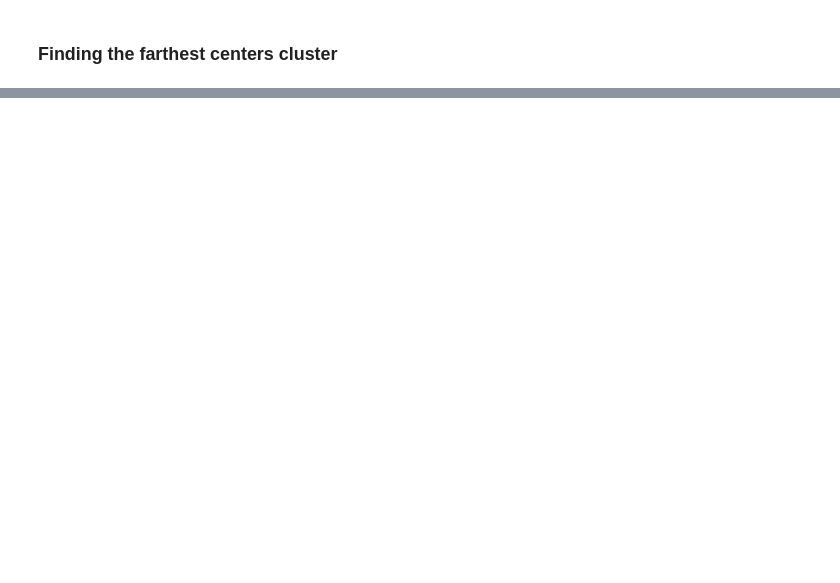
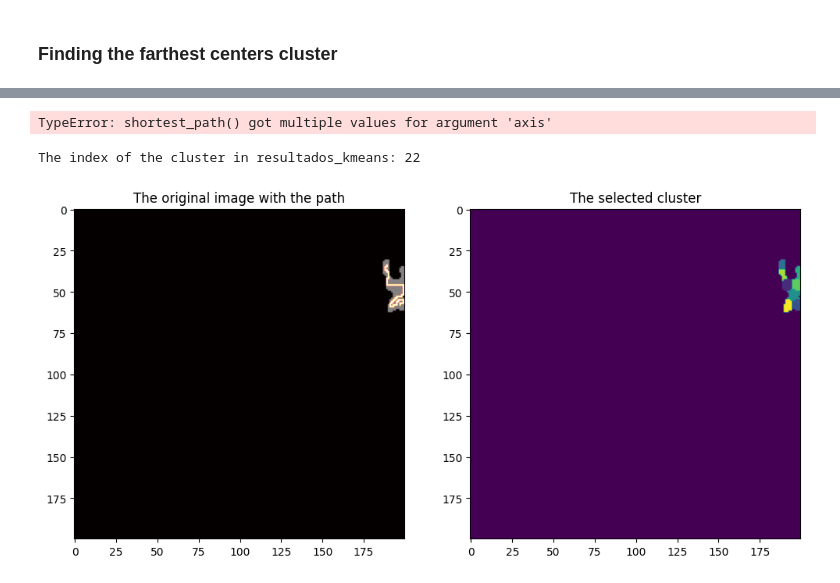
Before and after one commit to FrankVanzeler/Digital-Rock-Analysis-, a Jupyter notebook: Pore_tortuosity.ipynb, the cells around one changed output, grey strips where cells are left out. Saved outputs shown, nothing was run; the diff lists cells and outputs as text; code cells hidden in the pictures; blank space fills up the shorter version.

Commit message:
The code calculates the tortuosity based on the cluster of void space

```diff
--- a/Pore_tortuosity.ipynb
+++ b/Pore_tortuosity.ipynb
@@ -602,0 +611,35 @@ The index of the cluster in resultados_kmeans: 86
+# %%
+
+# Encontrar o caminho de menor custo
+indices, weight = shortest_path(image_temp, start, end, axis=-1, output_indexlist=False) # usar as coordenadas do centro de cada cluster, ou seja,
+indices = np.stack(indices, axis=-1)
+path = np.zeros_like(image_temp)
+path[indices[0], indices[1]] = 1
+# %% [output]
+TypeError: shortest_path() got multiple values for argument 'axis'
+# %%
+import matplotlib.pyplot as plt
+
+# Supondo que 'image_temp' e 'path' já estejam definidos
+# E que 'resultados_kmeans' e 'set_of_pores_index[random_index_apply_pore]' já estejam definidos
+
+# Imprimir o índice do cluster
+print("The index of the cluster in resultados_kmeans:", set_of_pores_index[random_index_apply_pore])
+
+# Criar uma figura com duas subfiguras lado a lado
+fig, axes = plt.subplots(1, 2, figsize=(12, 6))
+
+# Mostrar a imagem original com o caminho sobreposto no primeiro subgráfico
+axes[0].imshow(image_temp, cmap='gray')  # Mostrar a imagem original
+axes[0].imshow(path, cmap='hot', alpha=0.5)  # Sobrepor o caminho em uma cor diferente e com transparência
+axes[0].set_title('The original image with the path')
+
+# Mostrar a imagem do cluster selecionado no segundo subgráfico
+axes[1].imshow(resultados_kmeans[set_of_pores_index[random_index_apply_pore]])
+axes[1].set_title('The selected cluster')
+
+# Exibir os gráficos
+plt.show()
+# %% [output]
+The index of the cluster in resultados_kmeans: 22
+[figure, added]
```
Also changed, not shown: parts of 23 cells of this notebook.
